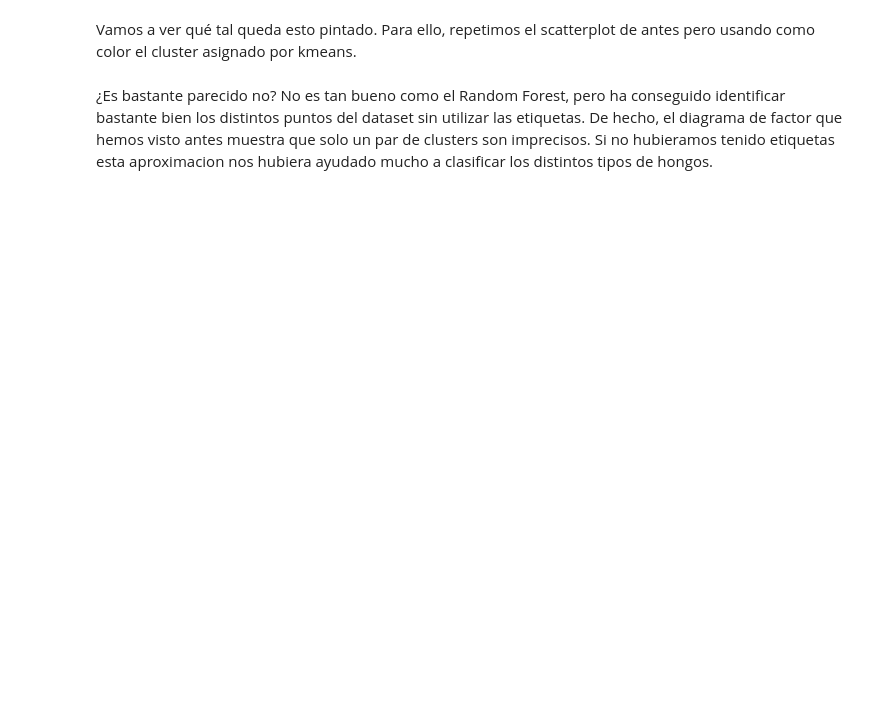
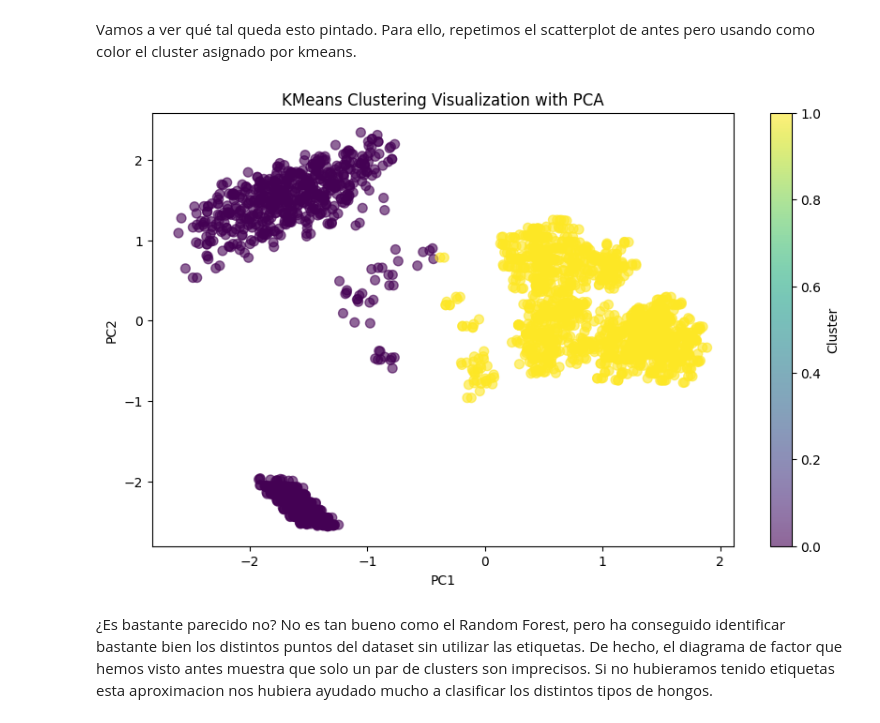
Before and after one commit to Frodmar/proyecto-9_Unsupervised_ML_group_7, a Jupyter notebook: workshop-clustering-pca.ipynb, the cells around one changed output. Cells and saved outputs as stored; diff of their text form; code cells hidden in the pictures; blank space fills up the shorter version.

```diff
--- a/workshop-clustering-pca.ipynb
+++ b/workshop-clustering-pca.ipynb
@@ -310,2 +322,18 @@ Vamos a ver qué tal queda esto pintado. Para ello, repetimos el scatterplot de
+# %%
+# Entrenar PCA para representar.
+pca = PCA(n_components=2)
+pca.fit(X_train)
+# Usar un color por cada cluster.
+X_train_pca = pca.transform(X_train)
+X_test_pca = pca.transform(X_test)
+plt.figure(figsize=(10, 6))
+plt.scatter(X_test_pca[:, 0], X_test_pca[:, 1], c=c_test, cmap='viridis', s=50, alpha=0.6)
+plt.xlabel('PC1')
+plt.ylabel('PC2')
+plt.title('KMeans Clustering Visualization with PCA')
+plt.colorbar(label='Cluster')
+plt.show()
+# %% [output]
+[figure, added]
 # %% [markdown]
 ¿Es bastante parecido no? No es tan bueno como el Random Forest, pero ha conseguido identificar bastante bien los distintos puntos del dataset sin utilizar las etiquetas. De hecho, el diagrama de factor que hemos visto antes muestra que solo un par de clusters son imprecisos. Si no hubieramos tenido etiquetas esta aproximacion nos hubiera ayudado mucho a clasificar los distintos tipos de hongos.
```
Also changed, not shown: parts of 3 cells of this notebook.
